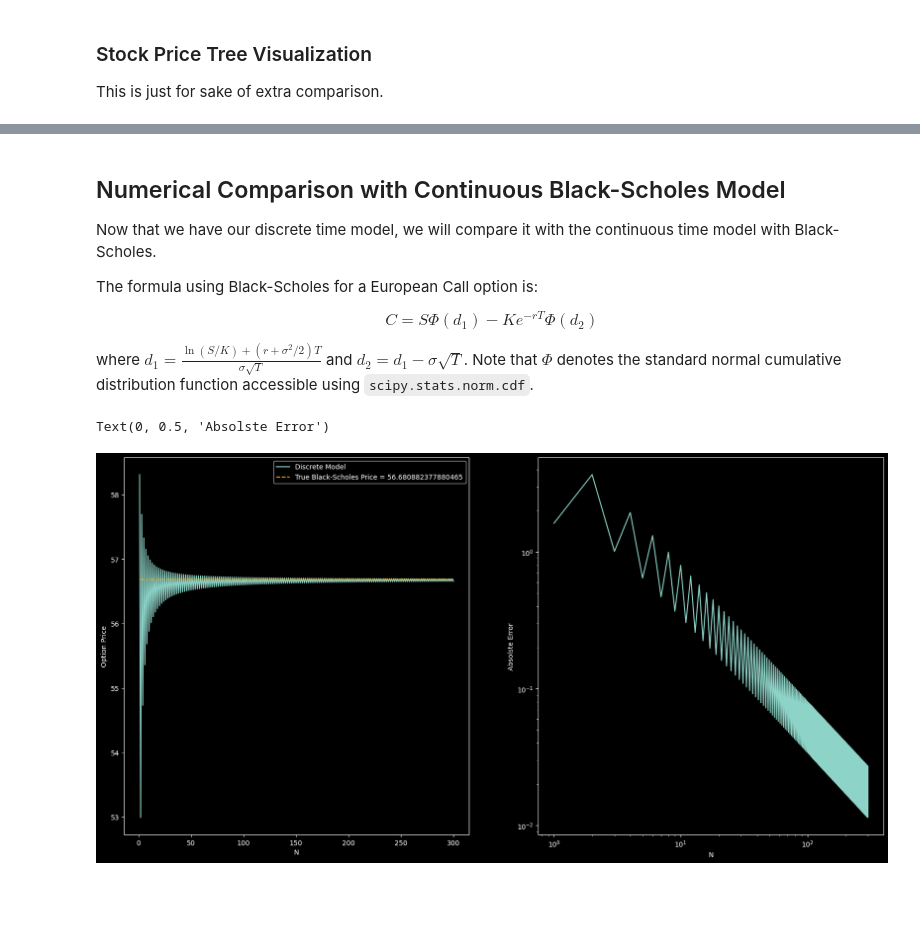
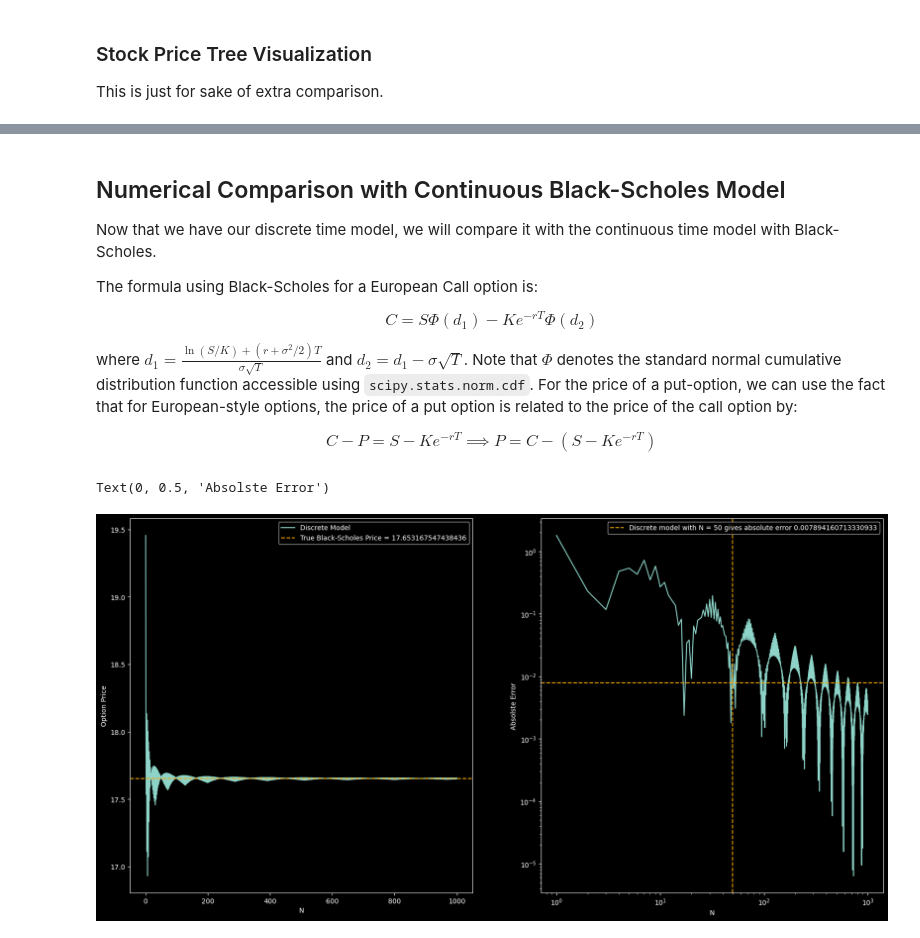
Before and after one commit to DaAsianCarsten/Binomial_Tree_Options_Pricer, a Jupyter notebook: notebooks/binomial_pricer_visualization.ipynb, the cells around one changed output, grey strips where cells are left out. Drawn from its saved outputs; the diff is of its cells as text; code cells hidden in the pictures; blank space fills up the shorter version.

```diff
--- a/notebooks/binomial_pricer_visualization.ipynb
+++ b/notebooks/binomial_pricer_visualization.ipynb
@@ -34,14 +34,14 @@ Input your own parameters below:
 - call: True if this is a call option, False if put option
 - european: True if this is a European-style option, False if American-style
 # %%
-S = 250
-K = 250
+S = 30
+K = 60
 T = 10
 
 # Recommend to keep under 30 for legibility
-N = 10
+N = 50
 
-sigma = 0.1
+sigma = 0.62
 r = 0.02
 call = True
 european = True
@@ -54,6 +54,11 @@ Note that we are using the Cox-Ross-Rubinstein (CRR) parameterization for the up
 R = np.exp(r*T/N)
 u = np.exp(sigma*np.sqrt(T/N))
 d = 1/u
+q = (R-d)/(u-d)
+
+print(f"d = {d}")
+print(f"R = {R}")
+print(f"u = {u}")
 
 if R <= d:
     raise ValueError("Arbitrage oppotunity (R <= d): Borrow money at the market risk-free rate and put it into the stock")
@@ -106,9 +126,15 @@ plt.style.use('dark_background')
 plt.figure(figsize=(8, 6))
 
 
-scatter = plt.scatter(X_data,Y_data,c=stock_price_tree_data, cmap='viridis',alpha=0.9)
+scatter = plt.scatter(X_data,Y_data,c=stock_price_tree_data, cmap='viridis',alpha=0.9,edgecolors=edgecolors,linewidths=0.7)
 colorbar = plt.colorbar(scatter)
 colorbar.set_label("Stock Price")
+
+for i in range(N):
+    for j in range(i+1):
+        plt.plot([i,i+1],[2*j-i, 2*j-i-1],color="gray",alpha=0.2)
+        plt.plot([i,i+1],[2*j-i, 2*j-i+1],color="gray",alpha=0.2)
+
 plt.xlabel("Number of time steps")
 plt.ylabel("Number of up moves")
 plt.grid(False)
@@ -126,42 +152,56 @@ The formula using Black-Scholes for a European Call option is:
 
 $$C=S\Phi(d_1)-Ke^{-rT}\Phi(d_2)$$
 
-where $d_1=\frac{\ln(S/K)+(r+\sigma^2/2)T}{\sigma\sqrt{T}}$ and $d_2=d_1-\sigma\sqrt{T}$. Note that $\Phi$ denotes the standard normal cumulative distribution function accessible using `scipy.stats.norm.cdf`.
+where $d_1=\frac{\ln(S/K)+(r+\sigma^2/2)T}{\sigma\sqrt{T}}$ and $d_2=d_1-\sigma\sqrt{T}$. Note that $\Phi$ denotes the standard normal cumulative distribution function accessible using `scipy.stats.norm.cdf`. For the price of a put-option, we can use the fact that for European-style options, the price of a put option is related to the price of the call option by:
+
+$$C-P=S-Ke^{-rT}\implies P = C-(S-Ke^{-rT})$$
 # %%
 # Import the Black-Scholes Model
 from black_scholes_pricer import black_scholes_european_price
 # %%
+# Make sure option is European
+assert(european)
+
 # Our baseline Black-Scholes price that are discrete model should converge to as N increases
 true_V = black_scholes_european_price(S=S,K=K,r=r,T=T,sigma=sigma,call=call)
 
-# Maximum value of N
-maxN = 300
+# Maximum value of N; keep under 1000 for binomial coefficient computation overflow
+maxN = 1000
 
 # Setup plotting
 fig,ax = plt.subplots(1,2,figsize=(20,10))
 
 # Generate our X_data which is N-values, and Y_data containing our option prices
 X_data = np.array(range(1,maxN+1))
 Y_data = np.zeros(maxN)
 
+if call: g = call_payoff
+else: g = put_payoff
+
 for i in range(1,maxN+1):
-    discrete_model = binomial_option_pricer(T=T,K=K,N=i,S=S,sigma=sigma,r=r,call=call,european=True)
-    Y_data[i-1] = discrete_model.V0
+    R = np.exp(r*T/i)
+    u = np.exp(sigma*np.sqrt(T/i))
+    d = 1/u
+    q = (R-d)/(u-d)
+    Y_data[i-1] = 1.0/R**i * np.sum([(binom(i,j) * q**j * (1-q)**(i-j) * g(K, S * u**j * d**(i-j))) for j in range(i+1)])
 
 # Show convergence of discrete model to continuous model
 ax[0].plot(X_data,Y_data,label="Discrete Model")
-ax[0].plot(X_data,maxN*[true_V],color="orange",linestyle="--",label=f"True Black-Scholes Price = {true_V}")
+ax[0].axhline(y=true_V, color="orange",linestyle="--",label=f"True Black-Scholes Price = {true_V}")
 ax[0].set_xlabel("N")
 ax[0].set_ylabel("Option Price")
 ax[0].legend()
 
 # Show how the absolte error changes vs N
 Y_data = np.abs(Y_data - true_V)
 ax[1].plot(X_data,Y_data)
+ax[1].axvline(x=N,color="orange",linestyle="--",label=f"Discrete model with N = {N} gives absolute error {abs(true_V-A.V0)}")
+ax[1].axhline(y=abs(true_V-A.V0),color="orange",linestyle="--")
+ax[1].legend()
 ax[1].set_yscale("log")
 ax[1].set_xscale("log")
 ax[1].set_xlabel("N")
 ax[1].set_ylabel("Absolste Error")
 # %% [output]
 Text(0, 0.5, 'Absolste Error')
-[figure, old version]
+[figure, new version]
```
Also changed, not shown: parts of 3 cells of this notebook, 2 other files.
